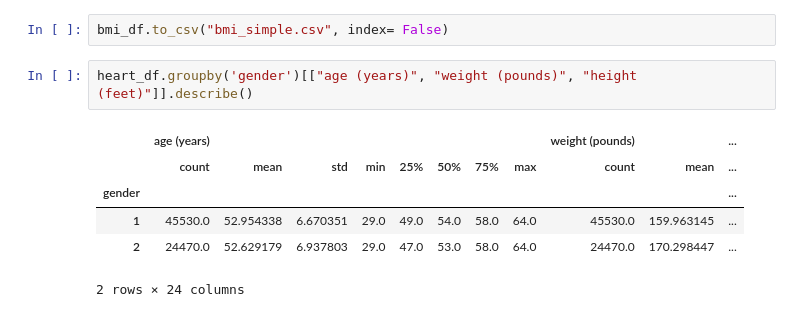
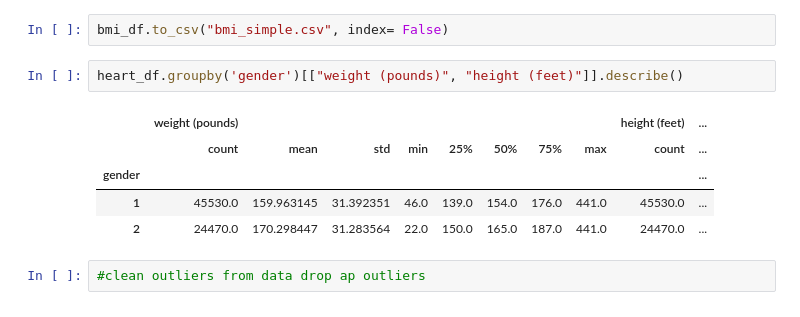
Before and after one commit to JGILINGER7/heart_disease_risk, a Jupyter notebook: Jacob/data_cleaning.ipynb, the cells around one changed output. Cells and saved outputs as stored; diff of their text form.

Commit message:
updated data_cleaning.ipynb created cleaner_bmi.csv and heart_cleaner.csv

```diff
--- a/Jacob/data_cleaning.ipynb
+++ b/Jacob/data_cleaning.ipynb
@@ -249,11 +249,12 @@ bmi_df.head()
 # %%
 bmi_df.to_csv("bmi_simple.csv", index= False)
 # %%
-heart_df.groupby('gender')[["age (years)", "weight (pounds)", "height (feet)"]].describe()
+heart_df.groupby('gender')[["weight (pounds)", "height (feet)"]].describe()
 # %% [output]
-|  | age (years) |  |  |  |  |  |  |  | weight (pounds) |  | ... |
-|  | count | mean | std | min | 25% | 50% | 75% | max | count | mean | ... |
-| gender |  |  |  |  |  |  |  |  |  |  | ... |
-| 1 | 45530.0 | 52.954338 | 6.670351 | 29.0 | 49.0 | 54.0 | 58.0 | 64.0 | 45530.0 | 159.963145 | ... |
-| 2 | 24470.0 | 52.629179 | 6.937803 | 29.0 | 47.0 | 53.0 | 58.0 | 64.0 | 24470.0 | 170.298447 | ... |
+|  | weight (pounds) |  |  |  |  |  |  |  | height (feet) | ... |
+|  | count | mean | std | min | 25% | 50% | 75% | max | count | ... |
+| gender |  |  |  |  |  |  |  |  |  | ... |
+| 1 | 45530.0 | 159.963145 | 31.392351 | 46.0 | 139.0 | 154.0 | 176.0 | 441.0 | 45530.0 | ... |
+| 2 | 24470.0 | 170.298447 | 31.283564 | 22.0 | 150.0 | 165.0 | 187.0 | 441.0 | 24470.0 | ... |
-2 rows × 24 columns
+# %%
+#clean outliers from data drop ap outliers
```
Also changed, not shown: parts of 6 cells of this notebook, 2 other files.
